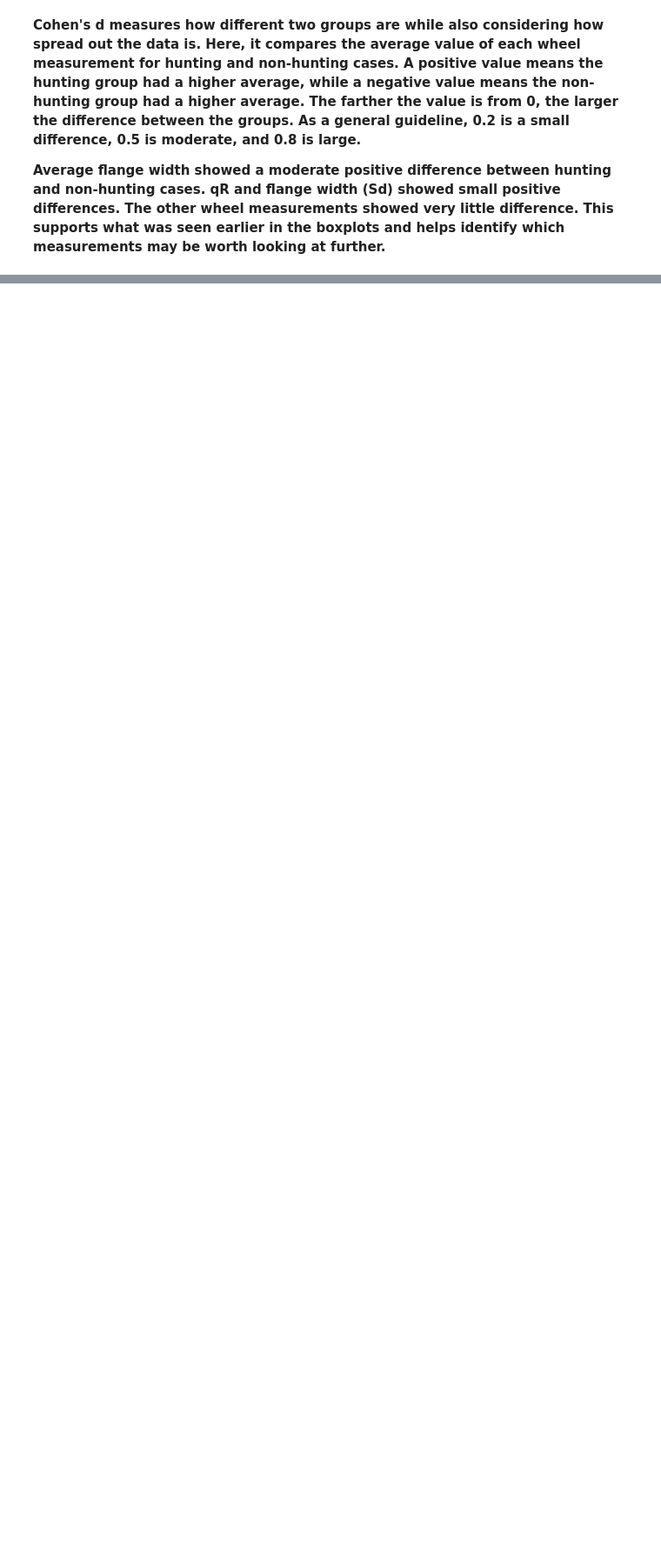
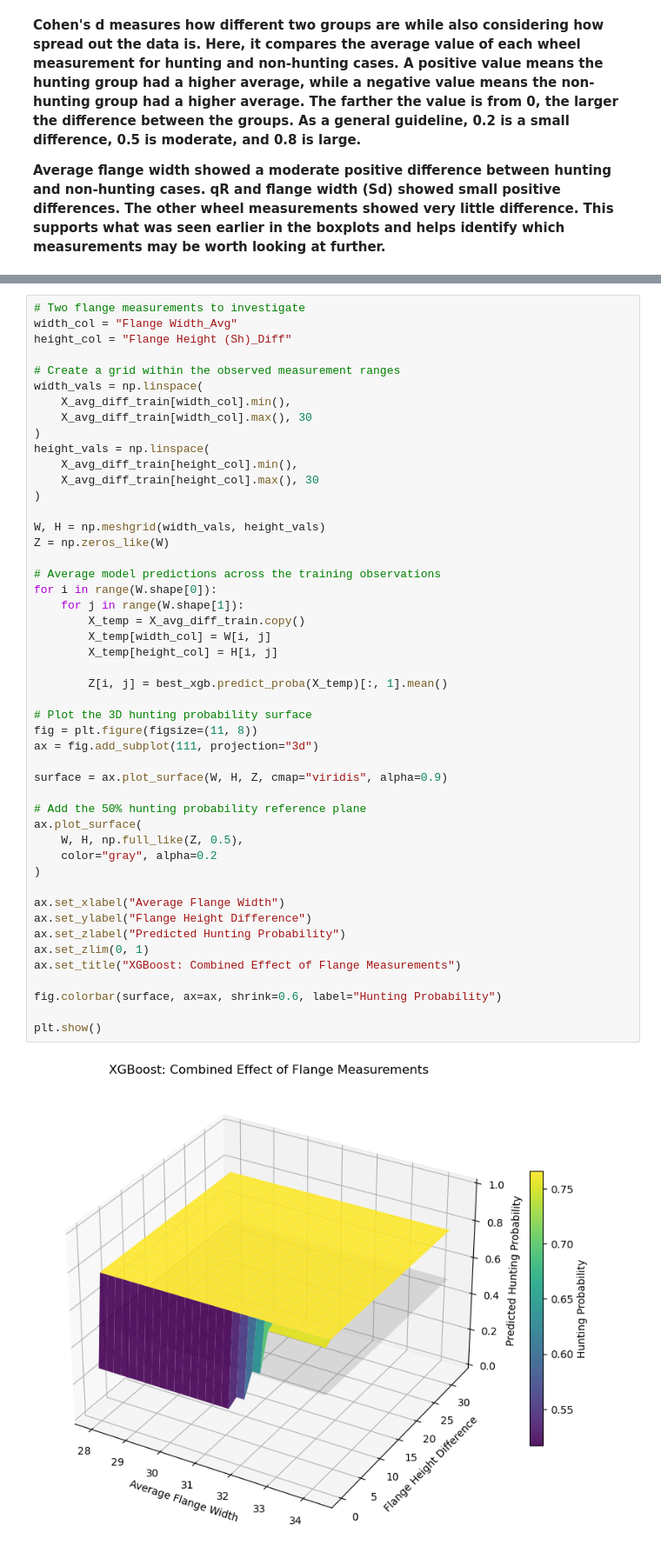
Before and after one commit to smathurc/MxV-Wheel-Profile, a Jupyter notebook: notebooks/verbana3_EDA_and_modeling.ipynb, the cells around one changed output, grey strips where cells are left out. Shown at 87% size. Drawn from its saved outputs; the diff is of its cells as text; blank space fills up the shorter version.

```diff
--- a/notebooks/verbana3_EDA_and_modeling.ipynb
+++ b/notebooks/verbana3_EDA_and_modeling.ipynb
@@ -466,0 +1313,50 @@ print(classification_report(y_test, y_pred_2, zero_division=0))
+# %%
+# Two flange measurements to investigate
+width_col = "Flange Width_Avg"
+height_col = "Flange Height (Sh)_Diff"
+
+# Create a grid within the observed measurement ranges
+width_vals = np.linspace(
+    X_avg_diff_train[width_col].min(),
+    X_avg_diff_train[width_col].max(), 30
+)
+height_vals = np.linspace(
+    X_avg_diff_train[height_col].min(),
+    X_avg_diff_train[height_col].max(), 30
+)
+
+W, H = np.meshgrid(width_vals, height_vals)
+Z = np.zeros_like(W)
+
+# Average model predictions across the training observations
+for i in range(W.shape[0]):
+    for j in range(W.shape[1]):
+        X_temp = X_avg_diff_train.copy()
+        X_temp[width_col] = W[i, j]
+        X_temp[height_col] = H[i, j]
+
+        Z[i, j] = best_xgb.predict_proba(X_temp)[:, 1].mean()
+
+# Plot the 3D hunting probability surface
+fig = plt.figure(figsize=(11, 8))
+ax = fig.add_subplot(111, projection="3d")
+
+surface = ax.plot_surface(W, H, Z, cmap="viridis", alpha=0.9)
+
+# Add the 50% hunting probability reference plane
+ax.plot_surface(
+    W, H, np.full_like(Z, 0.5),
+    color="gray", alpha=0.2
+)
+
+ax.set_xlabel("Average Flange Width")
+ax.set_ylabel("Flange Height Difference")
+ax.set_zlabel("Predicted Hunting Probability")
+ax.set_zlim(0, 1)
+ax.set_title("XGBoost: Combined Effect of Flange Measurements")
+
+fig.colorbar(surface, ax=ax, shrink=0.6, label="Hunting Probability")
+
+plt.show()
+# %% [output]
+[figure, added]
```
Also changed, not shown: parts of 78 cells of this notebook.
